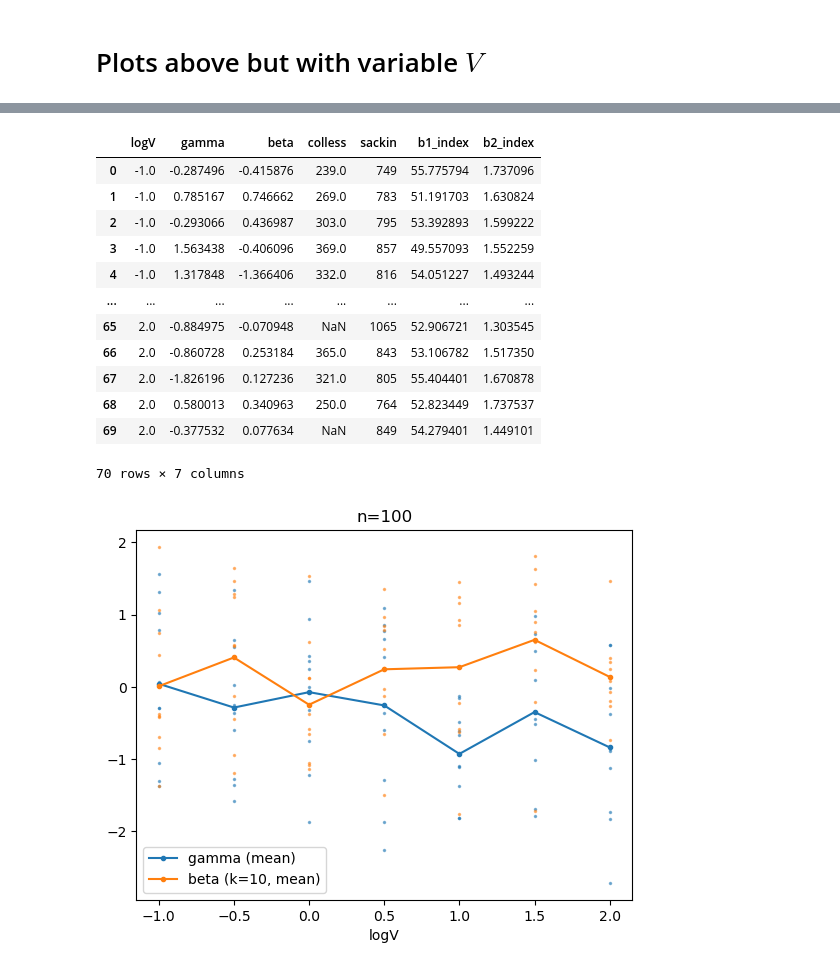
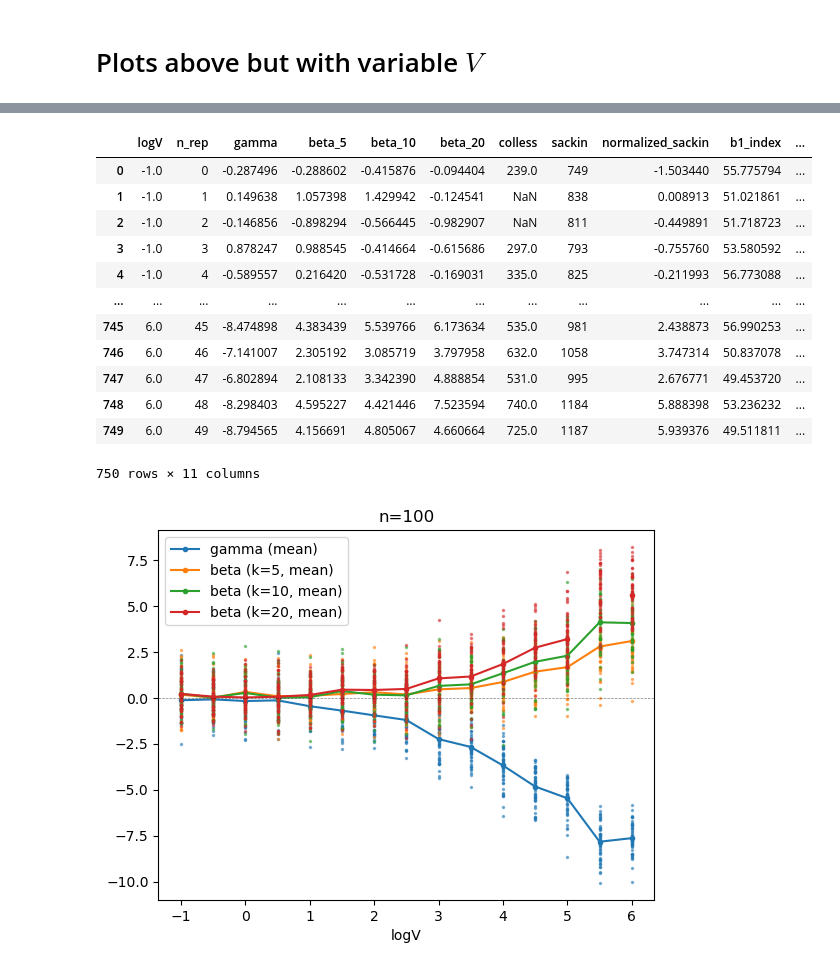
Before and after one commit to regevs/dated_selection, a Jupyter notebook: notebooks/20240416_paper_branch_lengths_distortions.ipynb, the cells around one changed output, grey strips where cells are left out. Cells and saved outputs as stored; diff of their text form; code cells hidden in the pictures.

```diff
--- a/notebooks/20240416_paper_branch_lengths_distortions.ipynb
+++ b/notebooks/20240416_paper_branch_lengths_distortions.ipynb
@@ -268,7 +268,7 @@ print(V, S)
 # %% [markdown]
 # Plots above but with variable $V$
 # %%
-def runme(filename, logV):
+def runme(filename, n_rep, logV):
     ts = loader.load_tree_sequence_from_slim(
         filename = filename,
         n_samples_per_time = [100],
@@ -289,7 +289,10 @@ def runme(filename, logV):
     tree_coal_diffs = np.diff(tree_coal_times)[::-1]
 
     stat_gamma = tests.gam(tree_coal_diffs)
-    stat_beta = tests.gam(tree_coal_diffs, k=10)
+
+    stat_beta_5 = tests.gam(tree_coal_diffs, k=5)
+    stat_beta_10 = tests.gam(tree_coal_diffs, k=10)
+    stat_beta_20 = tests.gam(tree_coal_diffs, k=20)
 
     try:
         colless = ts.first().colless_index()
@@ -298,8 +301,10 @@ def runme(filename, logV):
 
     try:
         sackin = ts.first().sackin_index()
+        normalized_sackin = (sackin/100 - sackin_mean(100))/(sackin_var(100)**0.5)
     except:
         sackin = None
+        normalized_sackin = None
 
     try:
         b1 = ts.first().b1_index()
@@ -313,10 +318,14 @@ def runme(filename, logV):
 
     row = [
         logV,
+        n_rep,
         stat_gamma,
-        stat_beta,
+        stat_beta_5,
+        stat_beta_10,
+        stat_beta_20,
         colless,
         sackin,
+        normalized_sackin,
         b1,
         b2,
     ]
@@ -324,13 +333,13 @@ def runme(filename, logV):
     return row
 
 rows = joblib.Parallel(n_jobs=40, verbose=10)(
-    joblib.delayed(runme)(filename, logV) \
-        for logV in np.arange(-1, 2.5, 0.5) \
-        for filename in glob.glob(
+    joblib.delayed(runme)(filename, n_rep, logV) \
+        for logV in np.arange(-1, 6.5, 0.5) \
+        for n_rep, filename in enumerate(glob.glob(
             f"/rds/project/rds-8b3VcZwY7rY/projects/dated_selection/data/paper_simulation_set_20240417/logS=-1/logV={logV}/seed=*/output.trees.tsz",
-        )
+        ))
 )
 
-res_V_df = pd.DataFrame(rows, columns=["logV", "gamma", "beta", "colless", "sackin", "b1_index", "b2_index"])
+res_V_df = pd.DataFrame(rows, columns=["logV", "n_rep", "gamma", "beta_5", "beta_10", "beta_20", "colless", "sackin", "normalized_sackin", "b1_index", "b2_index"])
 # %% [output]
 [Parallel(n_jobs=40)]: Using backend LokyBackend with 40 concurrent workers.
@@ -346,16 +362,16 @@ res_V_df = pd.DataFrame(rows, columns=["logV", "gamma", "beta", "colless", "sack
 # %%
 res_V_df
 # %% [output]
-|  | logV | gamma | beta | colless | sackin | b1_index | b2_index |
-| 0 | -1.0 | -0.287496 | -0.415876 | 239.0 | 749 | 55.775794 | 1.737096 |
-| 1 | -1.0 | 0.785167 | 0.746662 | 269.0 | 783 | 51.191703 | 1.630824 |
-| 2 | -1.0 | -0.293066 | 0.436987 | 303.0 | 795 | 53.392893 | 1.599222 |
-| 3 | -1.0 | 1.563438 | -0.406096 | 369.0 | 857 | 49.557093 | 1.552259 |
-| 4 | -1.0 | 1.317848 | -1.366406 | 332.0 | 816 | 54.051227 | 1.493244 |
-| ... | ... | ... | ... | ... | ... | ... | ... |
-| 65 | 2.0 | -0.884975 | -0.070948 | NaN | 1065 | 52.906721 | 1.303545 |
-| 66 | 2.0 | -0.860728 | 0.253184 | 365.0 | 843 | 53.106782 | 1.517350 |
-| 67 | 2.0 | -1.826196 | 0.127236 | 321.0 | 805 | 55.404401 | 1.670878 |
-| 68 | 2.0 | 0.580013 | 0.340963 | 250.0 | 764 | 52.823449 | 1.737537 |
-| 69 | 2.0 | -0.377532 | 0.077634 | NaN | 849 | 54.279401 | 1.449101 |
+|  | logV | n_rep | gamma | beta_5 | beta_10 | beta_20 | colless | sackin | normalized_sackin | b1_index | ... |
+| 0 | -1.0 | 0 | -0.287496 | -0.288602 | -0.415876 | -0.094404 | 239.0 | 749 | -1.503440 | 55.775794 | ... |
+| 1 | -1.0 | 1 | 0.149638 | 1.057398 | 1.429942 | -0.124541 | NaN | 838 | 0.008913 | 51.021861 | ... |
+| 2 | -1.0 | 2 | -0.146856 | -0.898294 | -0.566445 | -0.982907 | NaN | 811 | -0.449891 | 51.718723 | ... |
+| 3 | -1.0 | 3 | 0.878247 | 0.988545 | -0.414664 | -0.615686 | 297.0 | 793 | -0.755760 | 53.580592 | ... |
+| 4 | -1.0 | 4 | -0.589557 | 0.216420 | -0.531728 | -0.169031 | 335.0 | 825 | -0.211993 | 56.773088 | ... |
+| ... | ... | ... | ... | ... | ... | ... | ... | ... | ... | ... | ... |
+| 745 | 6.0 | 45 | -8.474898 | 4.383439 | 5.539766 | 6.173634 | 535.0 | 981 | 2.438873 | 56.990253 | ... |
+| 746 | 6.0 | 46 | -7.141007 | 2.305192 | 3.085719 | 3.797958 | 632.0 | 1058 | 3.747314 | 50.837078 | ... |
+| 747 | 6.0 | 47 | -6.802894 | 2.108133 | 3.342390 | 4.888854 | 531.0 | 995 | 2.676771 | 49.453720 | ... |
+| 748 | 6.0 | 48 | -8.298403 | 4.595227 | 4.421446 | 7.523594 | 740.0 | 1184 | 5.888398 | 53.236232 | ... |
+| 749 | 6.0 | 49 | -8.794565 | 4.156691 | 4.805067 | 4.660664 | 725.0 | 1187 | 5.939376 | 49.511811 | ... |
-70 rows × 7 columns
+750 rows × 11 columns
@@ -364,12 +378,21 @@ res_V_means = res_V_df.groupby(by="logV").mean().reset_index()
 # %%
+res_V_means = res_V_df.groupby(by="logV").mean().reset_index()
+
 plt.plot(res_V_means["logV"], res_V_means["gamma"], '.-', label="gamma (mean)", color="C0");
 plt.plot(res_V_df["logV"], res_V_df["gamma"], '.', color="C0", ms=3, alpha=0.5);
 
-plt.plot(res_V_means["logV"], res_V_means["beta"], '.-', label="beta (k=10, mean)", color="C1");
-plt.plot(res_V_df["logV"], res_V_df["beta"], '.', color="C1", ms=3, alpha=0.5);
+plt.plot(res_V_means["logV"], res_V_means["beta_5"], '.-', label="beta (k=5, mean)", color="C1");
+plt.plot(res_V_df["logV"], res_V_df["beta_5"], '.', color="C1", ms=3, alpha=0.5);
 
+plt.plot(res_V_means["logV"], res_V_means["beta_10"], '.-', label="beta (k=10, mean)", color="C2");
+plt.plot(res_V_df["logV"], res_V_df["beta_10"], '.', color="C2", ms=3, alpha=0.5);
+
+plt.plot(res_V_means["logV"], res_V_means["beta_20"], '.-', label="beta (k=20, mean)", color="C3");
+plt.plot(res_V_df["logV"], res_V_df["beta_20"], '.', color="C3", ms=3, alpha=0.5);
+
+plt.axhline(0, ls="--", lw = 0.5, color="black", alpha=0.5)
 plt.xlabel("logV");
 plt.title("n=100");
 plt.legend();
 # %% [output]
-[figure, old version]
+[figure, new version]
```
Also changed, not shown: parts of 5 cells of this notebook, 3 other files.
